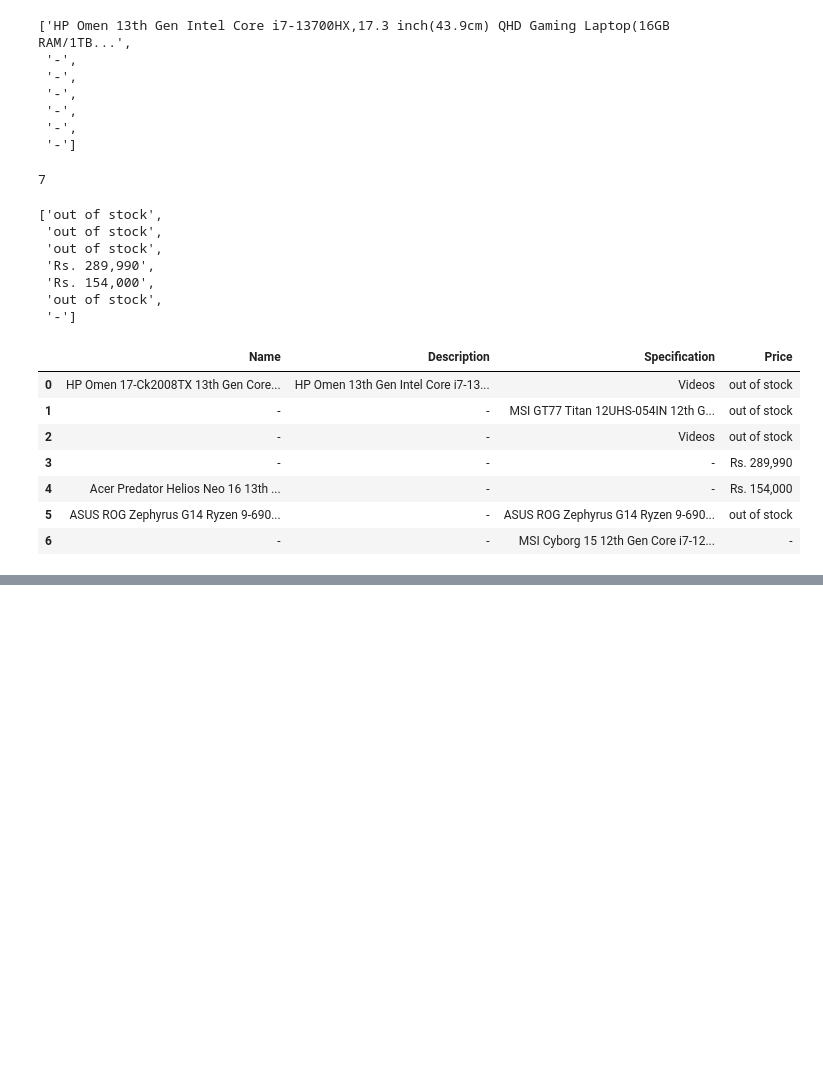
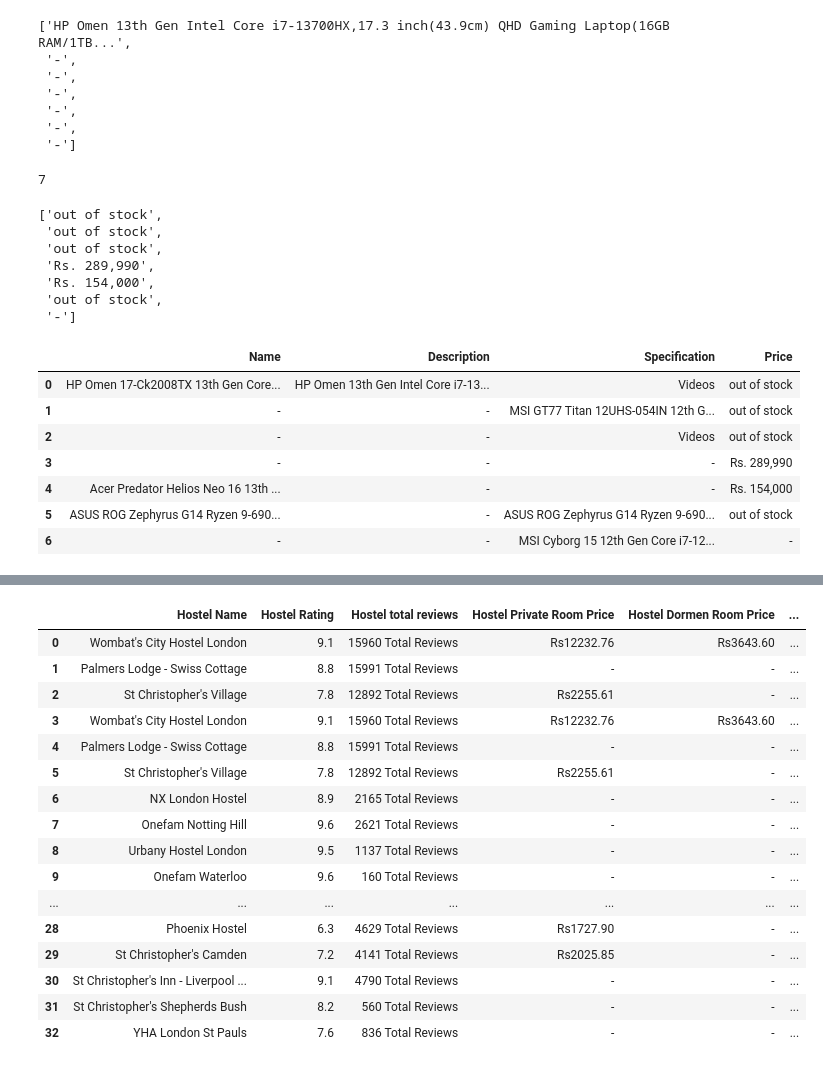
Before and after one commit to priyankavmeshram/Internship, a Jupyter notebook: selenium assingment 3-checkpoint.ipynb, the cells around one changed output, grey strips where cells are left out. Cells and saved outputs as stored; diff of their text form; code cells hidden in the pictures; blank space fills up the shorter version.

```diff
--- a/selenium assingment 3-checkpoint.ipynb
+++ b/selenium assingment 3-checkpoint.ipynb
@@ -738,0 +891,5 @@ Stacktrace:
+# %%
+product_open_url = []
+url=driver.find_elements(By.XPATH,'//a[@class="property-card-container"]')
+for i in url:
+    product_open_url.append(i.get_attribute('href'))
@@ -738,0 +1068,11 @@ Stacktrace:
+# %%
+h_dprice=[]
+
+for i in product_open_url:
+    driver.get(i)
+    time.sleep(2)
+    try:
+        dprice=driver.find_element(By.XPATH,'/html/body/div[3]/div/div/div[2]/section/div[10]/div/div/section/div/div/div[2]/div[2]/div[2]/div[1]/div[2]/div[1]/div/div[1]/div[2]/div[1]')
+        h_dprice.append(dprice.text)
+    except NoSuchElementException :
+            h_dprice.append('-')
@@ -738,0 +1103,13 @@ Stacktrace:
+# %%
+#scraping data for hostel description
+
+h_description=[]
+
+for i in product_open_url:
+    driver.get(i)
+    time.sleep(2)
+    try:
+        description=driver.find_element(By.XPATH,'/html/body/div[3]/div/div/div[2]/section/div[8]/div/div[2]/div[3]/div/div[2]')
+        h_description.append(description.text)
+    except NoSuchElementException :
+            h_description.append('-')
@@ -738,0 +1140,11 @@ Stacktrace:
+# %%
+h_facilities=[]
+
+for i in product_open_url:
+    driver.get(i)
+    time.sleep(2)
+    try:
+        facility=driver.find_element(By.XPATH,'/html/body/div[3]/div/div/div[2]/section/div[13]/div/ul/li[1]/ul')
+        h_facilities.append(facility.text)
+    except NoSuchElementException :
+            h_facilities.append('-')
@@ -738,0 +1175,23 @@ Stacktrace:
+# %%
+df= pd.DataFrame({'Hostel Name':h_name, 'Hostel Rating':h_ratings, 'Hostel total reviews':h_reviews, 'Hostel Private Room Price':h_pprice,
+                 'Hostel Dormen Room Price':h_dprice, 'Hostel Description':h_description, 'Hostel Facilities':h_facilities})
+
+df
+# %% [output]
+|  | Hostel Name | Hostel Rating | Hostel total reviews | Hostel Private Room Price | Hostel Dormen Room Price | ... |
+| 0 | Wombat's City Hostel London | 9.1 | 15960 Total Reviews | Rs12232.76 | Rs3643.60 | ... |
+| 1 | Palmers Lodge - Swiss Cottage | 8.8 | 15991 Total Reviews | - | - | ... |
+| 2 | St Christopher's Village | 7.8 | 12892 Total Reviews | Rs2255.61 | - | ... |
+| 3 | Wombat's City Hostel London | 9.1 | 15960 Total Reviews | Rs12232.76 | Rs3643.60 | ... |
+| 4 | Palmers Lodge - Swiss Cottage | 8.8 | 15991 Total Reviews | - | - | ... |
+| 5 | St Christopher's Village | 7.8 | 12892 Total Reviews | Rs2255.61 | - | ... |
+| 6 | NX London Hostel | 8.9 | 2165 Total Reviews | - | - | ... |
+| 7 | Onefam Notting Hill | 9.6 | 2621 Total Reviews | - | - | ... |
+| 8 | Urbany Hostel London | 9.5 | 1137 Total Reviews | - | - | ... |
+| 9 | Onefam Waterloo | 9.6 | 160 Total Reviews | - | - | ... |
+| ... | ... | ... | ... | ... | ... | ... |
+| 28 | Phoenix Hostel | 6.3 | 4629 Total Reviews | Rs1727.90 | - | ... |
+| 29 | St Christopher's Camden | 7.2 | 4141 Total Reviews | Rs2025.85 | - | ... |
+| 30 | St Christopher's Inn - Liverpool ... | 9.1 | 4790 Total Reviews | - | - | ... |
+| 31 | St Christopher's Shepherds Bush | 8.2 | 560 Total Reviews | - | - | ... |
+| 32 | YHA London St Pauls | 7.6 | 836 Total Reviews | - | - | ... |
```
Also changed, not shown: parts of 81 cells of this notebook.
